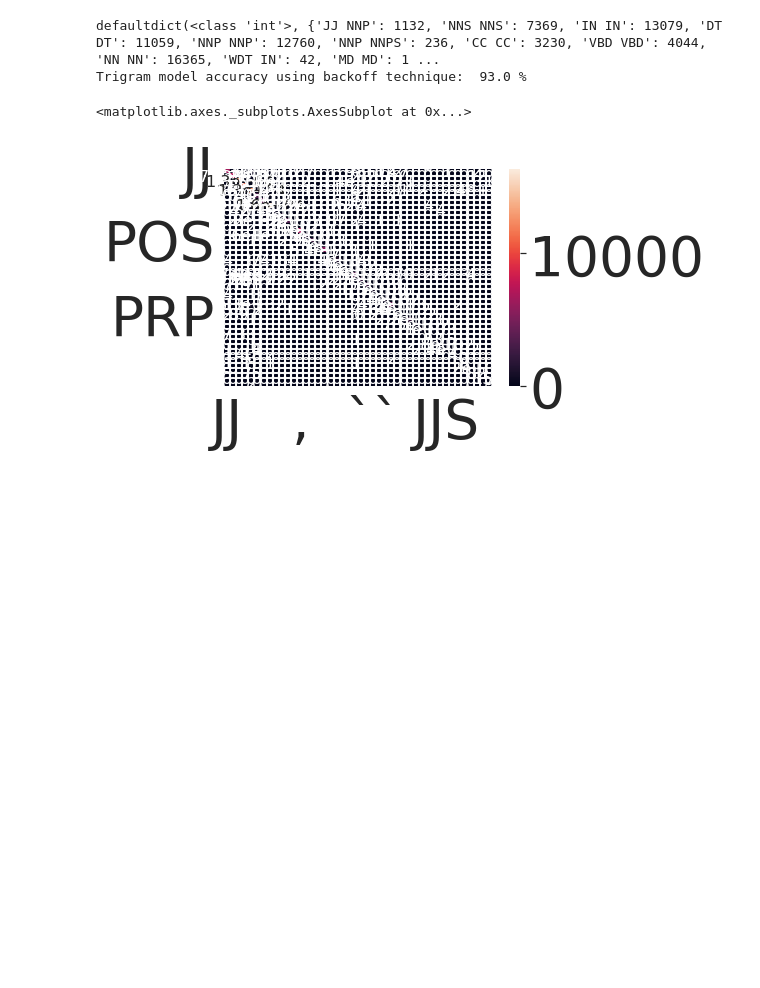
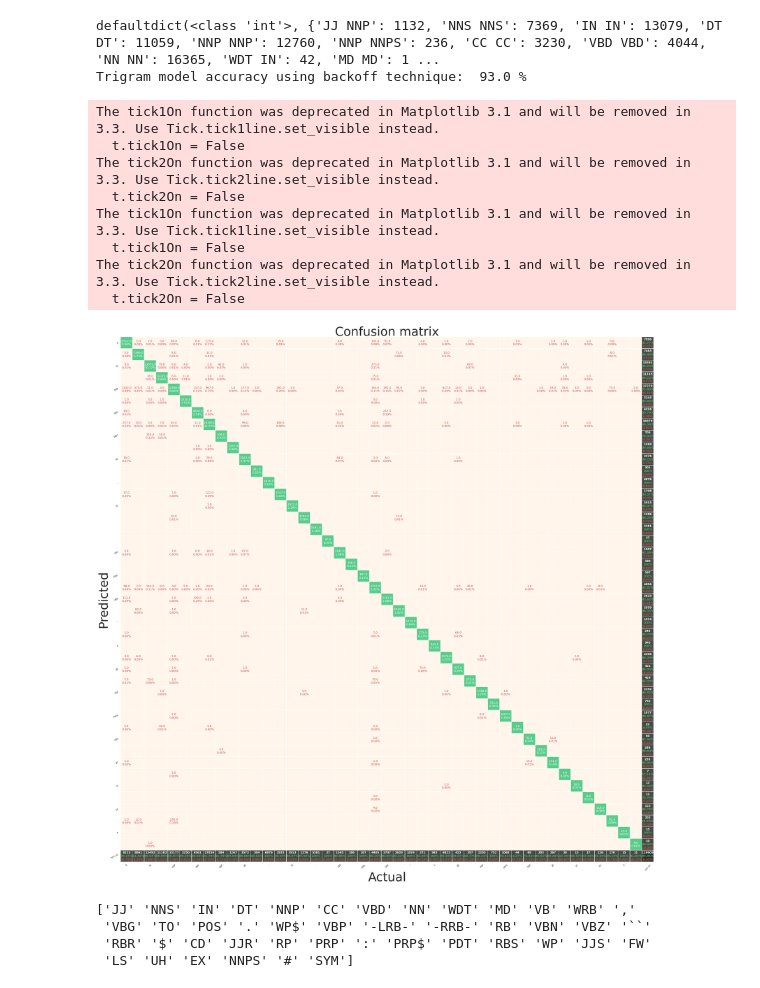
Before and after one commit to SantanaC4/pos_tagging_treebank, a Jupyter notebook: pos_tagging.ipynb, the cells around one changed output. Drawn from its saved outputs; the diff is of its cells as text; code cells hidden in the pictures; blank space fills up the shorter version.

```diff
--- a/pos_tagging.ipynb
+++ b/pos_tagging.ipynb
@@ -308,25 +306,35 @@ Trigram model accuracy using backoff technique:  93.0 %
 # %%
 ## Confusion Matrix
 
 
 classes = defaultdict(int)
 for (word, tag) in pair_filter("testing"):
   classes[tag] += 1
 classes = np.array([i for i in classes.keys()])
 classes
 
 cm = np.zeros((len(classes),len(classes)))
 for tags,value in confusion_matrix.items():
   i = int(np.where(classes == (tags.split()[0]))[0])
   j = int(np.where(classes == (tags.split()[1]))[0])
   cm[i][j] = value
 
 #plot_confusion_matrix(cm, classes)
-df_cm = pd.DataFrame(cm, index = classes,
-                  columns = classes)
+df_cm = pd.DataFrame(cm, index = classes, columns = classes)
 
-sn.set(font_scale=5) # for label size
-sn.heatmap(df_cm, annot=True, annot_kws={"size": 16}) # font size
+pretty_plot_confusion_matrix(df_cm, figsize=[40,40], fmt='.2f', fz=14)
+print(classes)
 # %% [output]
-<matplotlib.axes._subplots.AxesSubplot at 0x...>
+The tick1On function was deprecated in Matplotlib 3.1 and will be removed in 3.3. Use Tick.tick1line.set_visible instead.
+  t.tick1On = False
+The tick2On function was deprecated in Matplotlib 3.1 and will be removed in 3.3. Use Tick.tick2line.set_visible instead.
+  t.tick2On = False
+The tick1On function was deprecated in Matplotlib 3.1 and will be removed in 3.3. Use Tick.tick1line.set_visible instead.
+  t.tick1On = False
+The tick2On function was deprecated in Matplotlib 3.1 and will be removed in 3.3. Use Tick.tick2line.set_visible instead.
+  t.tick2On = False
-[figure, old version]
+[figure, new version]
+['JJ' 'NNS' 'IN' 'DT' 'NNP' 'CC' 'VBD' 'NN' 'WDT' 'MD' 'VB' 'WRB' ','
+ 'VBG' 'TO' 'POS' '.' 'WP$' 'VBP' '-LRB-' '-RRB-' 'RB' 'VBN' 'VBZ' '``'
+ 'RBR' '$' 'CD' 'JJR' 'RP' 'PRP' ':' 'PRP$' 'PDT' 'RBS' 'WP' 'JJS' 'FW'
+ 'LS' 'UH' 'EX' 'NNPS' '#' 'SYM']
```
Also changed, not shown: parts of 1 cell of this notebook.
